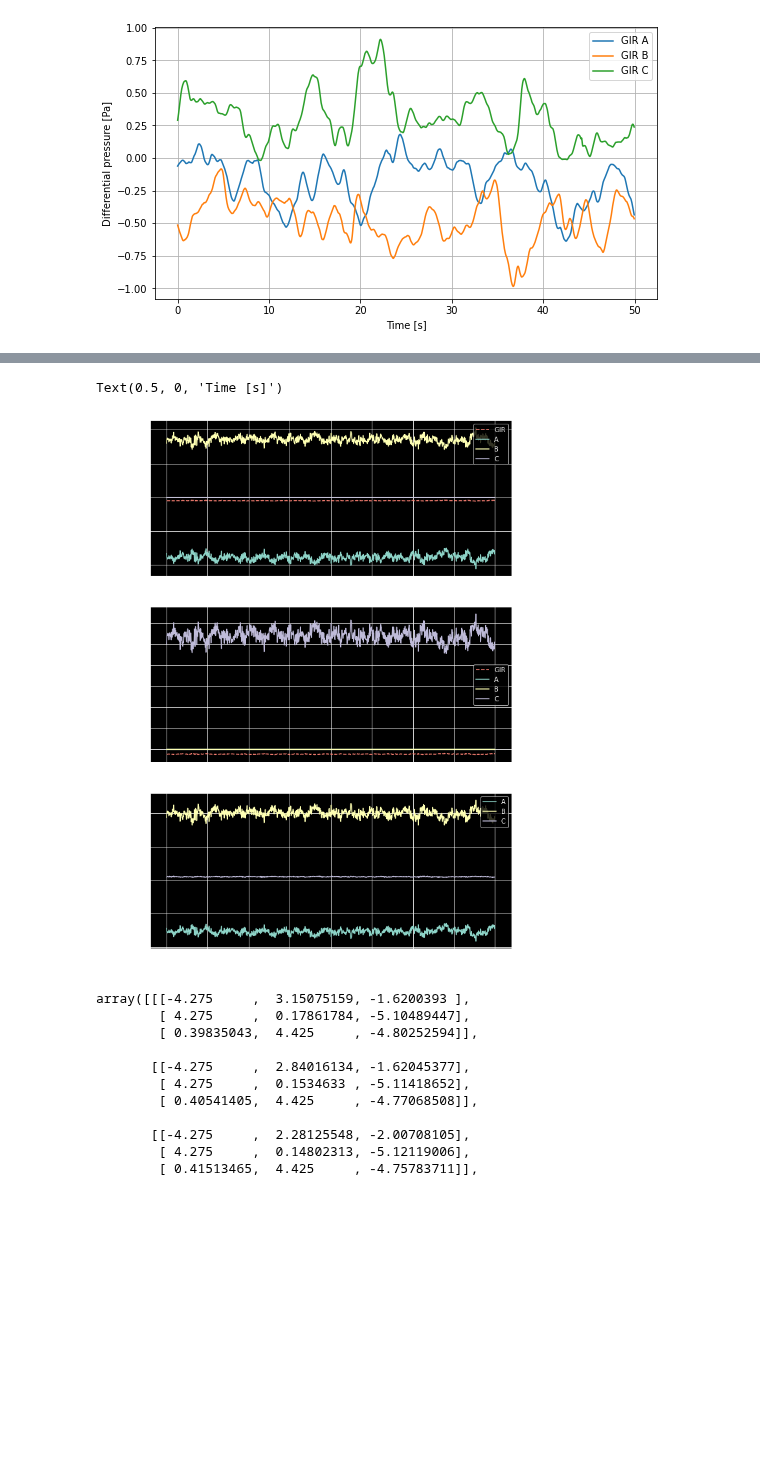
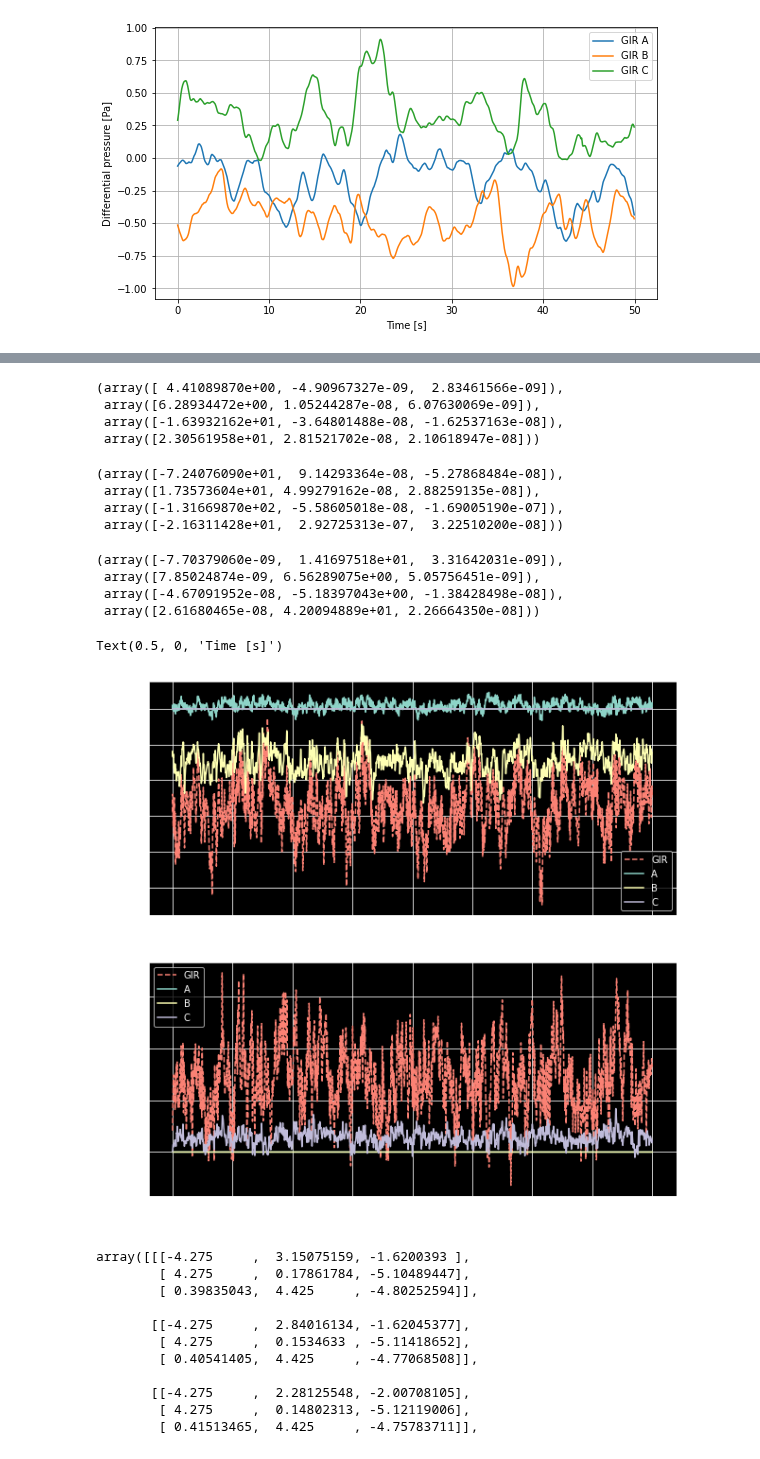
Before and after one commit to rconan/parse-monitors, a Jupyter notebook: gmacs/src/bin/gmacs/gir.ipynb, the cells around one changed output, grey strips where cells are left out. Drawn from its saved outputs; the diff is of its cells as text; code cells hidden in the pictures; blank space fills up the shorter version.

```diff
--- a/gmacs/src/bin/gmacs/gir.ipynb
+++ b/gmacs/src/bin/gmacs/gir.ipynb
@@ -135,25 +135,46 @@ Text(0.5, 0, 'Time [s]')
 gir_fi = np.array([x['gir_integrated_force'] for x in gmacs])
 # %%
 fi = np.array([x['integrated_force'] for x in gmacs])
+# %%
+fi[:,0,:].mean(0),fi[:,0,:].std(0),fi[:,0,:].min(0),fi[:,0,:].max(0)
+# %% [output]
+(array([ 4.41089870e+00, -4.90967327e-09,  2.83461566e-09]),
+ array([6.28934472e+00, 1.05244287e-08, 6.07630069e-09]),
+ array([-1.63932162e+01, -3.64801488e-08, -1.62537163e-08]),
+ array([2.30561958e+01, 2.81521702e-08, 2.10618947e-08]))
+# %%
+fi[:,1,:].mean(0),fi[:,1,:].std(0),fi[:,1,:].min(0),fi[:,1,:].max(0)
+# %% [output]
+(array([-7.24076090e+01,  9.14293364e-08, -5.27868484e-08]),
+ array([1.73573604e+01, 4.99279162e-08, 2.88259135e-08]),
+ array([-1.31669870e+02, -5.58605018e-08, -1.69005190e-07]),
+ array([-2.16311428e+01,  2.92725313e-07,  3.22510200e-08]))
+# %%
+fi[:,2,:].mean(0),fi[:,2,:].std(0),fi[:,2,:].min(0),fi[:,2,:].max(0)
+# %% [output]
+(array([-7.70379060e-09,  1.41697518e+01,  3.31642031e-09]),
+ array([7.85024874e-09, 6.56289075e+00, 5.05756451e-09]),
+ array([-4.67091952e-08, -5.18397043e+00, -1.38428498e-08]),
+ array([2.61680465e-08, 4.20094889e+01, 2.26664350e-08]))
 # %%
 t = np.arange(fi.shape[0])/20
-fig,ax = plt.subplots(nrows=3,figsize=(10,15),sharex=True)
+fig,ax = plt.subplots(nrows=2,figsize=(10,10),sharex=True)
 ax[0].plot(t,gir_fi[:,0],'C3--',label='GIR')
 ax[1].plot(t,gir_fi[:,1],'C3--',label='GIR')
 #ax[2].plot(t,gir_fi[:,1],'C3--',label='GIR')
 gir = ['A','B','C']
-for k in range(3):
+for k in range(2):
     for i in range(3):
         ax[k].plot(t,fi[:,i,k],label=gir[i])
     ax[k].grid()
     ax[k].legend()
 ax[0].set_ylabel("Fx [N]")
 ax[1].set_ylabel("Fy [N]")
-ax[2].set_ylabel("Fz [N]")
-ax[2].set_xlabel("Time [s]")
+#ax[2].set_ylabel("Fz [N]")
+ax[1].set_xlabel("Time [s]")
 # %% [output]
 Text(0.5, 0, 'Time [s]')
-[figure, old version]
+[figure, new version]
 # %%
 cp = np.array([x['center_of_pressure'] for x in gmacs])
 # %%
```
Also changed, not shown: parts of 1 cell of this notebook, 2 other files.
